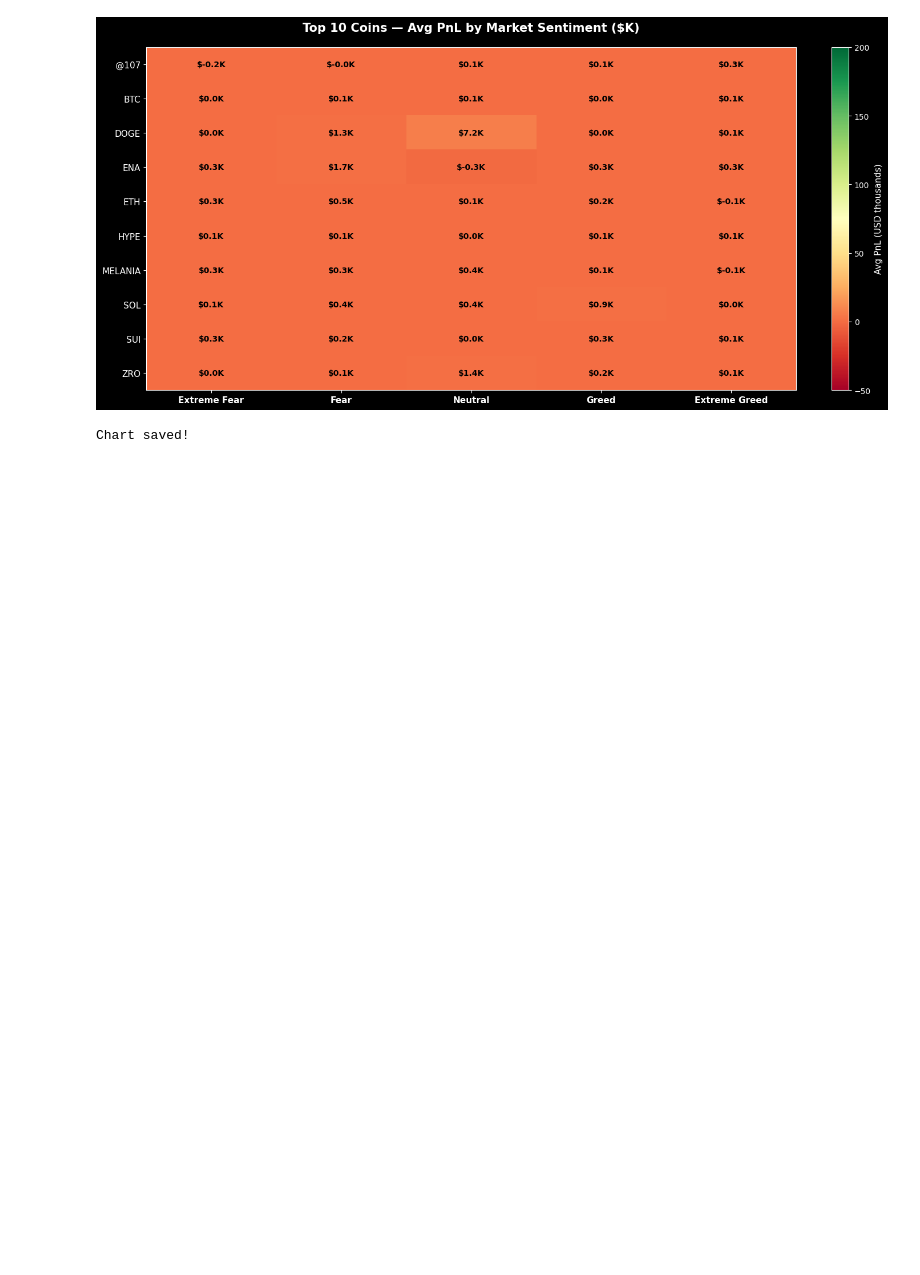
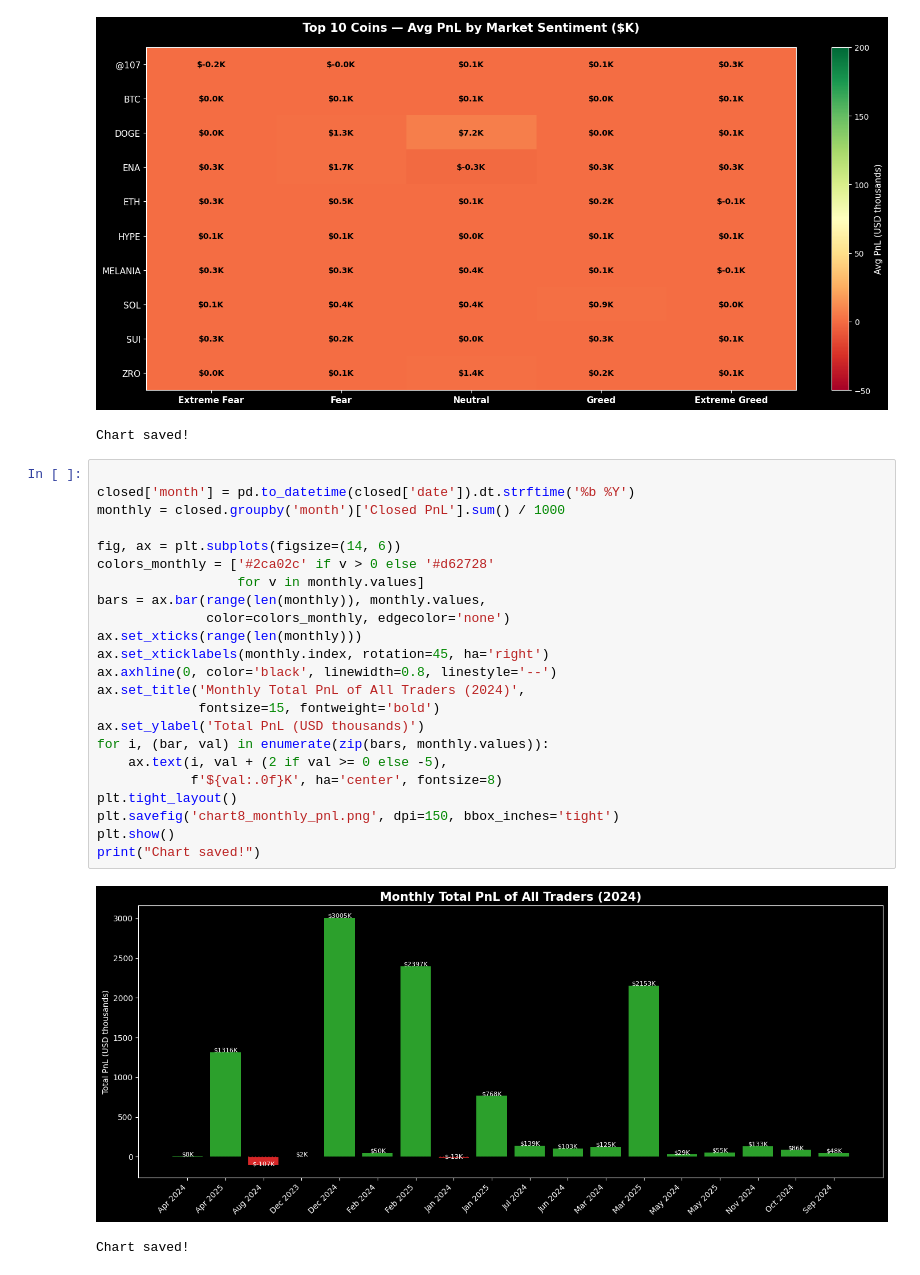
Before and after one commit to Xercsus/bitcoin-sentiment-analysis, a Jupyter notebook: bitcoin_analysis.ipynb, the cells around one changed output. Drawn from its saved outputs; the diff is of its cells as text; blank space fills up the shorter version.

Commit message:
Add monthly PnL chart and coin sentiment heatmap

```diff
--- a/bitcoin_analysis.ipynb
+++ b/bitcoin_analysis.ipynb
@@ -721,3 +721,29 @@ print("Chart saved!")
 # %% [output]
 [figure]
 Chart saved!
+# %%
+
+closed['month'] = pd.to_datetime(closed['date']).dt.strftime('%b %Y')
+monthly = closed.groupby('month')['Closed PnL'].sum() / 1000
+
+fig, ax = plt.subplots(figsize=(14, 6))
+colors_monthly = ['#2ca02c' if v > 0 else '#d62728'
+                  for v in monthly.values]
+bars = ax.bar(range(len(monthly)), monthly.values,
+              color=colors_monthly, edgecolor='none')
+ax.set_xticks(range(len(monthly)))
+ax.set_xticklabels(monthly.index, rotation=45, ha='right')
+ax.axhline(0, color='black', linewidth=0.8, linestyle='--')
+ax.set_title('Monthly Total PnL of All Traders (2024)',
+             fontsize=15, fontweight='bold')
+ax.set_ylabel('Total PnL (USD thousands)')
+for i, (bar, val) in enumerate(zip(bars, monthly.values)):
+    ax.text(i, val + (2 if val >= 0 else -5),
+            f'${val:.0f}K', ha='center', fontsize=8)
+plt.tight_layout()
+plt.savefig('chart8_monthly_pnl.png', dpi=150, bbox_inches='tight')
+plt.show()
+print("Chart saved!")
+# %% [output]
+[figure, added]
+Chart saved!
```
Also changed, not shown: 1 other file.
